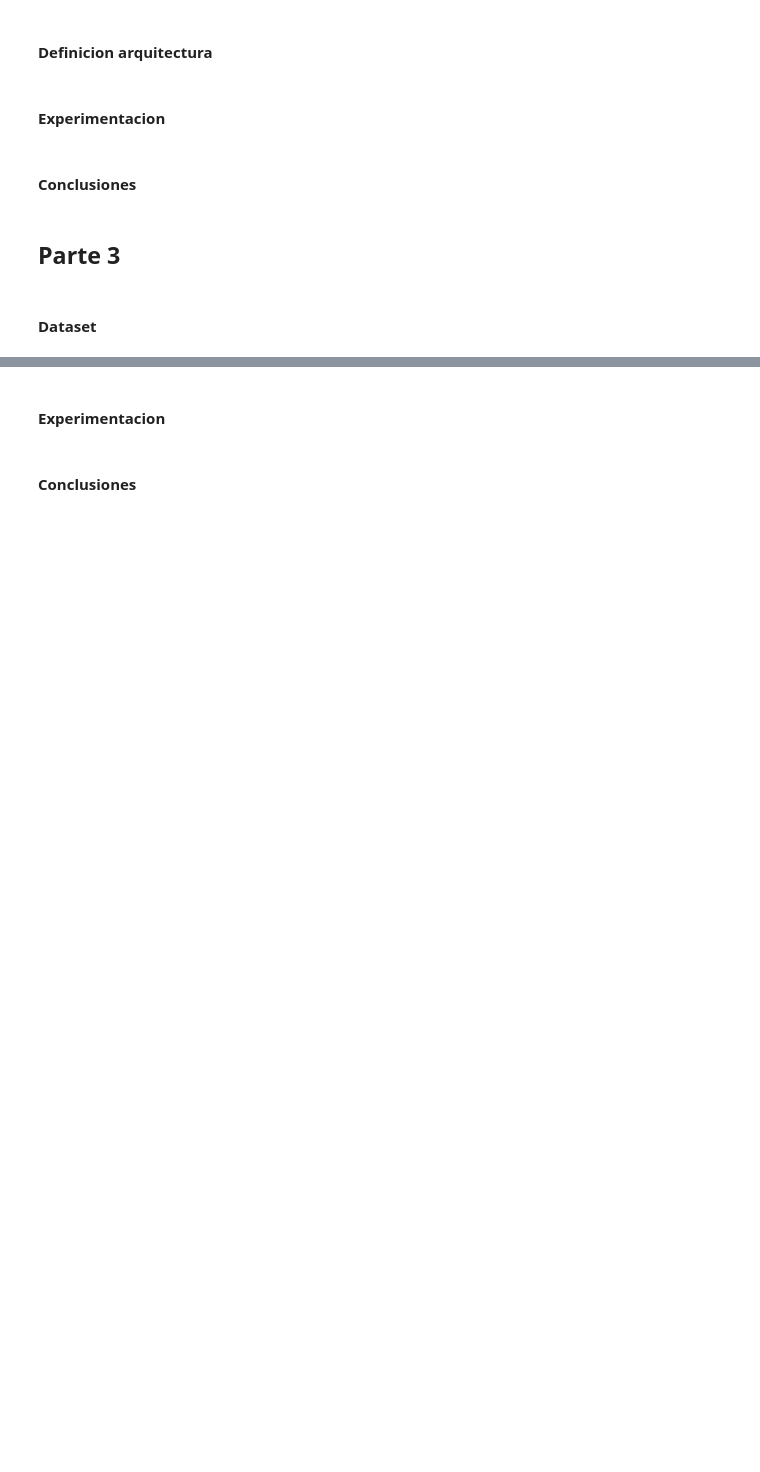
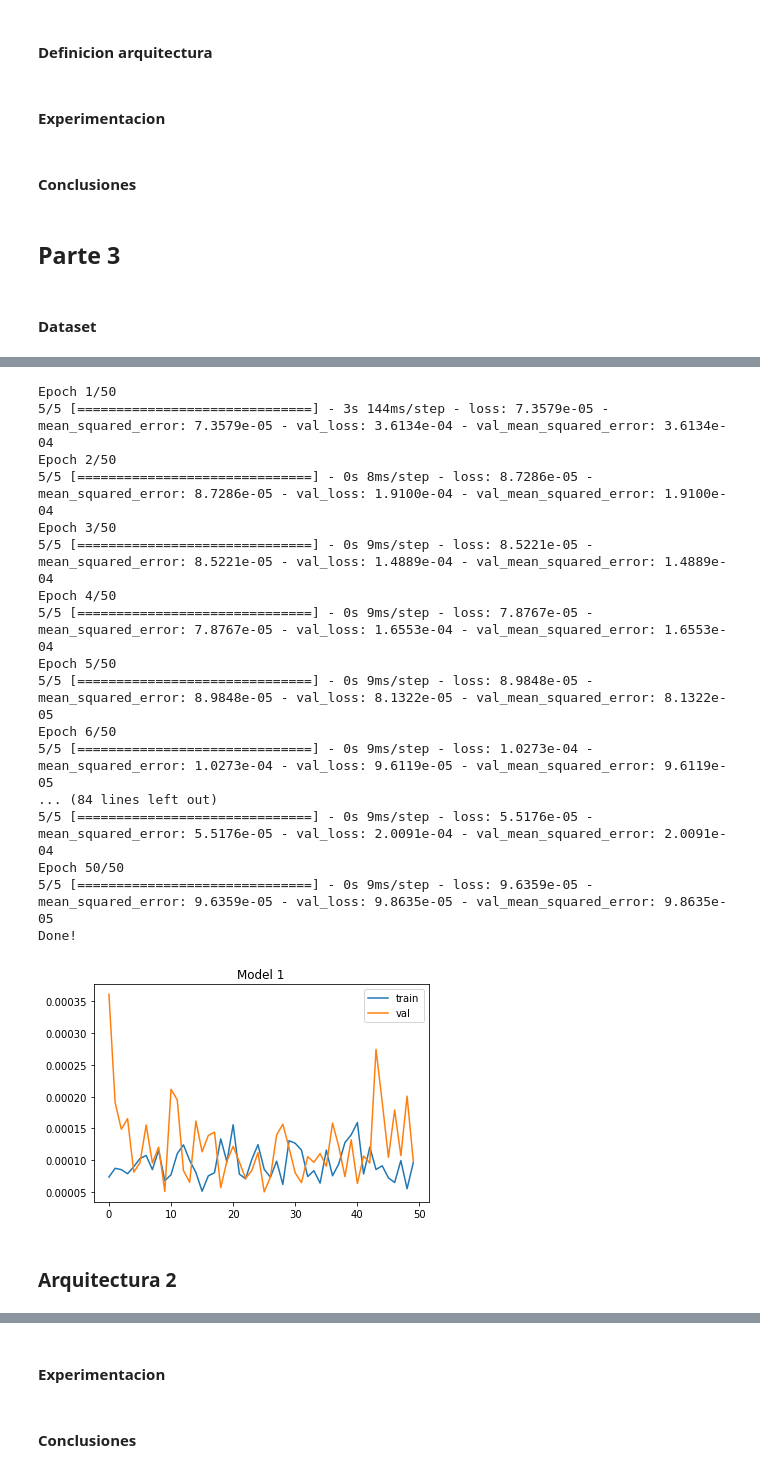
Before and after one commit to ricardojmv85/StatisticalLearningII, a Jupyter notebook: proyecto_final/Proyecto Final.ipynb, the cells around one changed output, grey strips where cells are left out. Drawn from its saved outputs; the diff is of its cells as text; code cells hidden in the pictures; blank space fills up the shorter version.

```diff
--- a/proyecto_final/Proyecto Final.ipynb
+++ b/proyecto_final/Proyecto Final.ipynb
@@ -778,0 +857,28 @@ plt.show()
+# %%
+model1_hist = train(model, [x_train, y_train], [x_test, y_test], 64, 'adam', 'mean_squared_error', 50, 'lstm5_dropout1_dense64relu_dropout1_dense16relu_dropout1_denselinear')
+plt.plot(model1_hist.history['loss'], label='train')
+plt.plot(model1_hist.history['val_loss'], label='val')
+plt.title('Model 1')
+plt.legend()
+plt.show()
+# %% [output]
+Epoch 1/50
+5/5 [==============================] - 3s 144ms/step - loss: 7.3579e-05 - mean_squared_error: 7.3579e-05 - val_loss: 3.6134e-04 - val_mean_squared_error: 3.6134e-04
+Epoch 2/50
+5/5 [==============================] - 0s 8ms/step - loss: 8.7286e-05 - mean_squared_error: 8.7286e-05 - val_loss: 1.9100e-04 - val_mean_squared_error: 1.9100e-04
+Epoch 3/50
+5/5 [==============================] - 0s 9ms/step - loss: 8.5221e-05 - mean_squared_error: 8.5221e-05 - val_loss: 1.4889e-04 - val_mean_squared_error: 1.4889e-04
+Epoch 4/50
+5/5 [==============================] - 0s 9ms/step - loss: 7.8767e-05 - mean_squared_error: 7.8767e-05 - val_loss: 1.6553e-04 - val_mean_squared_error: 1.6553e-04
+Epoch 5/50
+5/5 [==============================] - 0s 9ms/step - loss: 8.9848e-05 - mean_squared_error: 8.9848e-05 - val_loss: 8.1322e-05 - val_mean_squared_error: 8.1322e-05
+Epoch 6/50
+5/5 [==============================] - 0s 9ms/step - loss: 1.0273e-04 - mean_squared_error: 1.0273e-04 - val_loss: 9.6119e-05 - val_mean_squared_error: 9.6119e-05
+... (84 lines left out)
+5/5 [==============================] - 0s 9ms/step - loss: 5.5176e-05 - mean_squared_error: 5.5176e-05 - val_loss: 2.0091e-04 - val_mean_squared_error: 2.0091e-04
+Epoch 50/50
+5/5 [==============================] - 0s 9ms/step - loss: 9.6359e-05 - mean_squared_error: 9.6359e-05 - val_loss: 9.8635e-05 - val_mean_squared_error: 9.8635e-05
+Done!
+[figure, added]
+# %% [markdown]
+### Arquitectura 2
```
Also changed, not shown: parts of 16 cells of this notebook, 11 other files.
